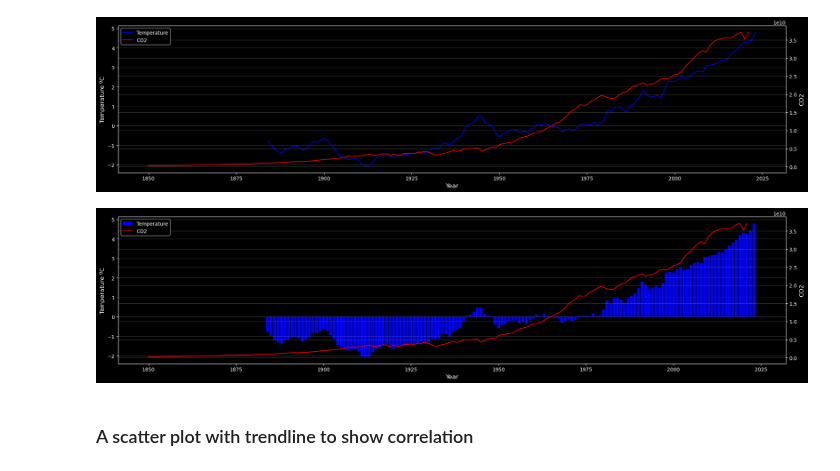
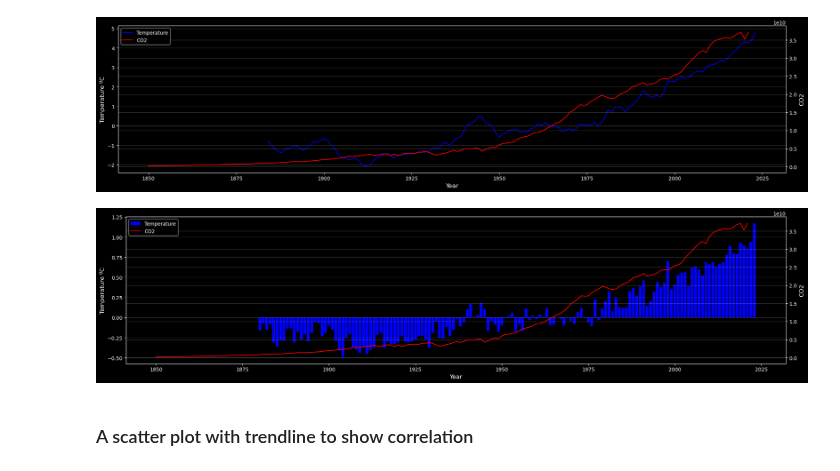
Before and after one commit to alanjones2/GISS, a Jupyter notebook: giss.ipynb, the cells around one changed output. Drawn from its saved outputs; the diff is of its cells as text; code cells hidden in the pictures.

```diff
--- a/giss.ipynb
+++ b/giss.ipynb
@@ -200,33 +208,33 @@ plt.show()
 # %%
 import matplotlib.pyplot as plt
 
 plt.style.use('dark_background')
 
 fig, ax1 = plt.subplots(figsize=(20,5))
 font_size = 12
 
 color1 = 'blue'
 ax1.grid(which = "major", axis='y',linewidth = 1, alpha=0.2)
 ax1.set_xlabel('Year', fontsize=font_size)
 ax1.set_ylabel('Temperature ºC', fontsize=font_size)
-ax1.bar(df['Year'], df['mov_avg'], color=color1, label='Temperature')
+ax1.bar(df['Year'], df['JJA'], color=color1, label='Temperature')
 
 ax2 = ax1.twinx()  # a second axis with the same x-axis as ax1
 
 color2 = 'red'
 ax2.grid(which = "major", axis='y',linewidth = 1, alpha=0.2)
 
 ax2.set_ylabel('CO2', fontsize=font_size)
 ax2.plot(co2['Year'],co2['Annual CO₂ emissions'], color=color2, label='CO2')
 
 lines, labels = ax1.get_legend_handles_labels()
 lines2, labels2 = ax2.get_legend_handles_labels()
 ax2.legend(lines + lines2, labels + labels2)
 
 fig.tight_layout()
 plt.show()
 # %% [output]
-[figure, old version]
+[figure, new version]
 # %% [markdown]
 ### A scatter plot with trendline to show correlation
 # %%
```
Also changed, not shown: parts of 2 cells of this notebook.
